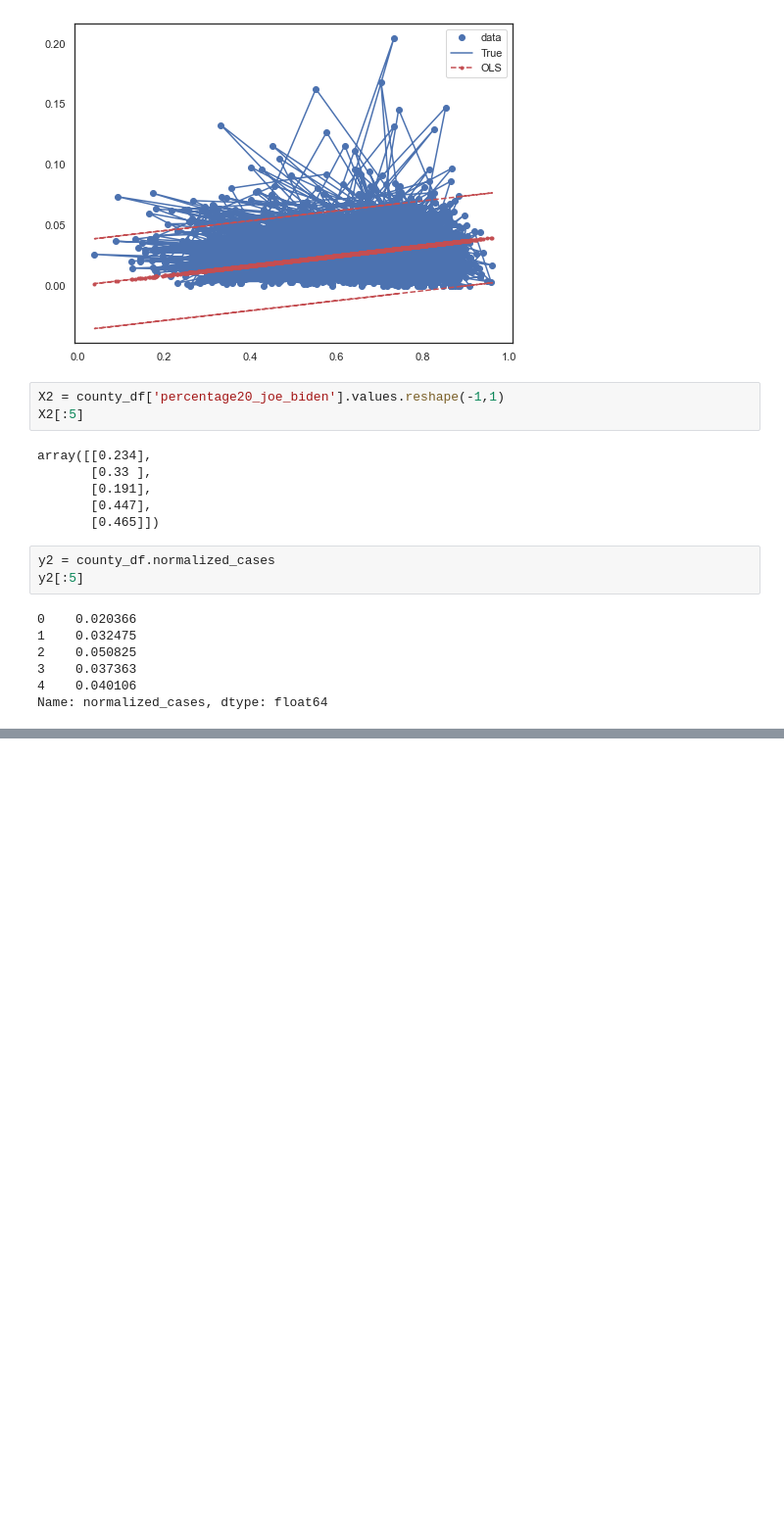
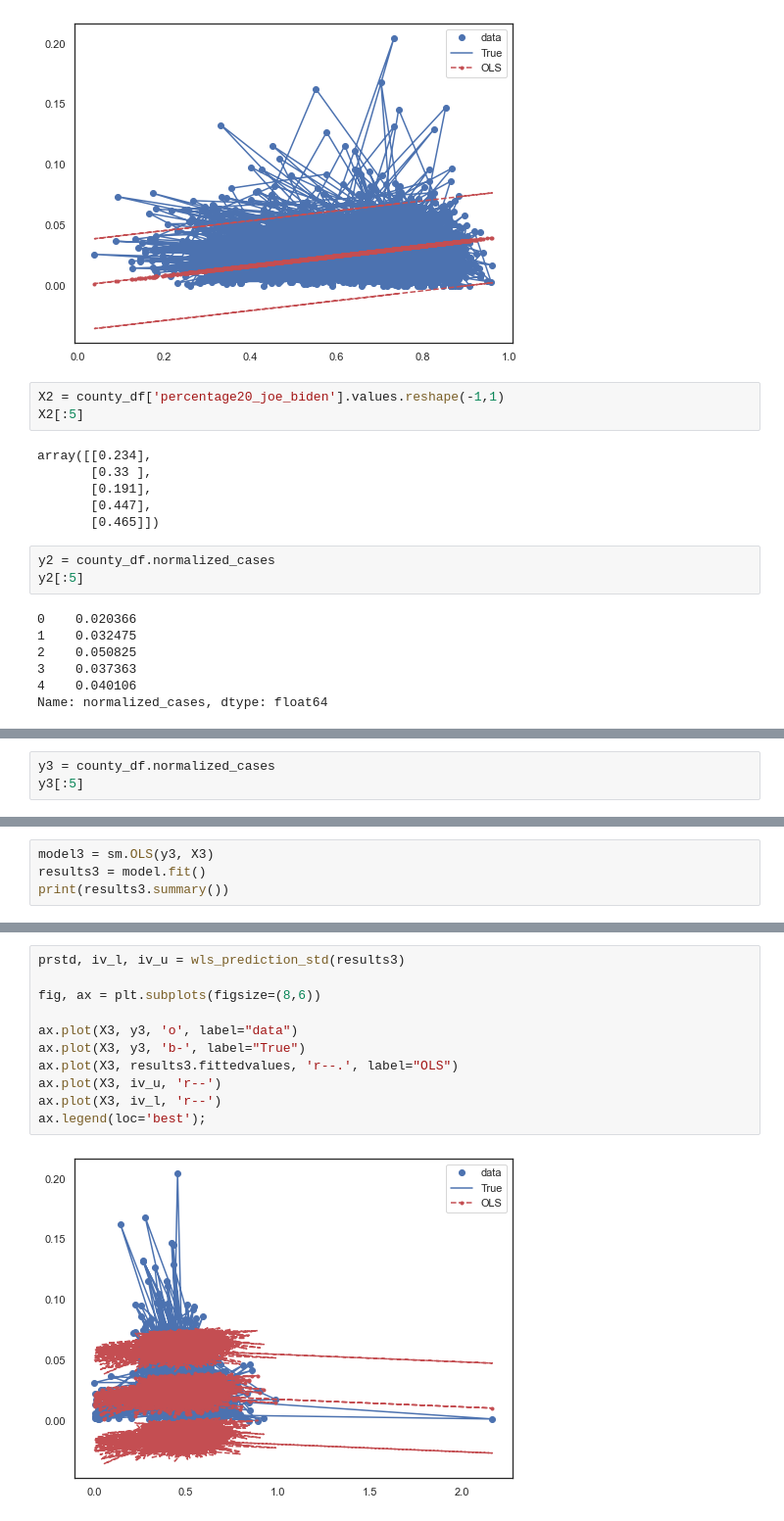
Before and after one commit to stephenanayashilliard/Covid_and_Politics, a Jupyter notebook: ml_seg2/ols_model.ipynb, the cells around one changed output, grey strips where cells are left out. Shown at 98% size. Saved outputs shown, nothing was run; the diff lists cells and outputs as text; blank space fills up the shorter version.

```diff
--- a/ml_seg2/ols_model.ipynb
+++ b/ml_seg2/ols_model.ipynb
@@ -211,0 +194,3 @@ ax.legend(loc='best');
+# %%
+y3 = county_df.normalized_cases
+y3[:5]
@@ -211,0 +204,4 @@ ax.legend(loc='best');
+# %%
+model3 = sm.OLS(y3, X3)
+results3 = model.fit()
+print(results3.summary())
@@ -211,0 +226,13 @@ ax.legend(loc='best');
+# %%
+prstd, iv_l, iv_u = wls_prediction_std(results3)
+
+fig, ax = plt.subplots(figsize=(8,6))
+
+ax.plot(X3, y3, 'o', label="data")
+ax.plot(X3, y3, 'b-', label="True")
+ax.plot(X3, results3.fittedvalues, 'r--.', label="OLS")
+ax.plot(X3, iv_u, 'r--')
+ax.plot(X3, iv_l, 'r--')
+ax.legend(loc='best');
+# %% [output]
+[figure, added]
```
Also changed, not shown: parts of 23 cells of this notebook, 1 other file.
